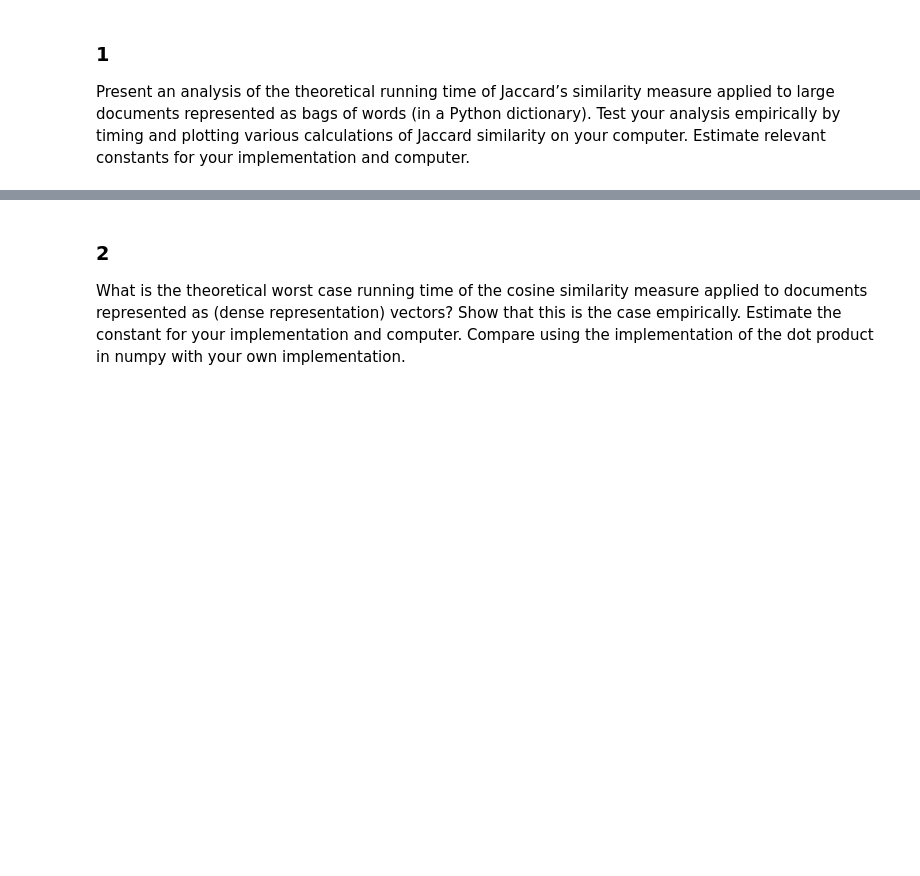
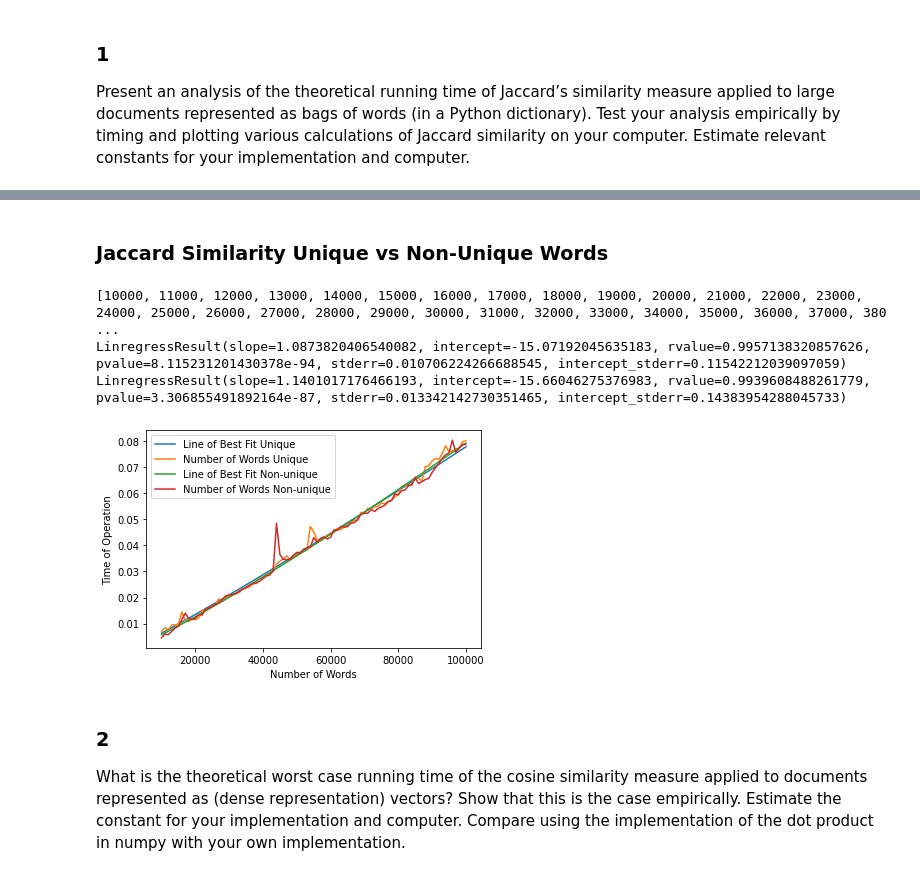
Before and after one commit to hwasc/ADS, a Jupyter notebook: ADS_report.ipynb, the cells around one changed output, grey strips where cells are left out. Drawn from its saved outputs; the diff is of its cells as text; code cells hidden in the pictures; blank space fills up the shorter version.

```diff
--- a/ADS_report.ipynb
+++ b/ADS_report.ipynb
@@ -269,3 +405,58 @@ plt.show()
+# %% [markdown]
+### Jaccard Similarity Unique vs Non-Unique Words
+# %%
+import matplotlib.pyplot as plt
+import matplotlib
+import scipy.stats as stats
+
+words = list_of_words_1M
+
+number_of_words_range = power_list(10, 4, 5, 100)
+print(number_of_words_range)
+unique_words = True
+similarity_function = jaccard_similarity
+
+number_of_words, times = number_of_words_vs_time(   words,\
+                                                    number_of_words_range,\
+                                                    unique_words,\
+                                                    similarity_function,\
+                                                        repeats=4)
+
+constants = stats.linregress(np.log(number_of_words), np.log(times))
+
+print(constants)
+line_of_best_fit = [np.exp(constants[1])*x**constants[0] for x in number_of_words_range]
+
+plt.plot(number_of_words, line_of_best_fit, label="Line of Best Fit Unique")
+
+plt.plot(number_of_words, times, label="Number of Words Unique")
+
+unique_words = False
+
+number_of_words, times = number_of_words_vs_time(   words,\
+                                                    number_of_words_range,\
+                                                    unique_words,\
+                                                    similarity_function,\
+                                                        repeats=4)
+
+constants = stats.linregress(np.log(number_of_words), np.log(times))
+
+print(constants)
+line_of_best_fit = [np.exp(constants[1])*x**constants[0] for x in number_of_words_range]
+
+plt.plot(number_of_words, line_of_best_fit, label="Line of Best Fit Non-unique")
+
+plt.plot(number_of_words, times, label="Number of Words Non-unique")
+
+plt.ylabel("Time of Operation")
+plt.xlabel("Number of Words")
+plt.legend()
+plt.show()
+# %% [output]
+[10000, 11000, 12000, 13000, 14000, 15000, 16000, 17000, 18000, 19000, 20000, 21000, 22000, 23000, 24000, 25000, 26000, 27000, 28000, 29000, 30000, 31000, 32000, 33000, 34000, 35000, 36000, 37000, 380 ...
+LinregressResult(slope=1.0873820406540082, intercept=-15.07192045635183, rvalue=0.9957138320857626, pvalue=8.115231201430378e-94, stderr=0.010706224266688545, intercept_stderr=0.11542212039097059)
+LinregressResult(slope=1.1401017176466193, intercept=-15.66046275376983, rvalue=0.9939608488261779, pvalue=3.306855491892164e-87, stderr=0.013342142730351465, intercept_stderr=0.14383954288045733)
+[figure, added]
 # %% [markdown]
 ### 2
 What is the theoretical worst case running time of the cosine similarity measure applied to documents represented as (dense representation) vectors? Show that this is the case empirically. Estimate the constant for your implementation and computer. Compare using the implementation of the dot product in numpy with your own implementation.
```
Also changed, not shown: parts of 44 cells of this notebook.
